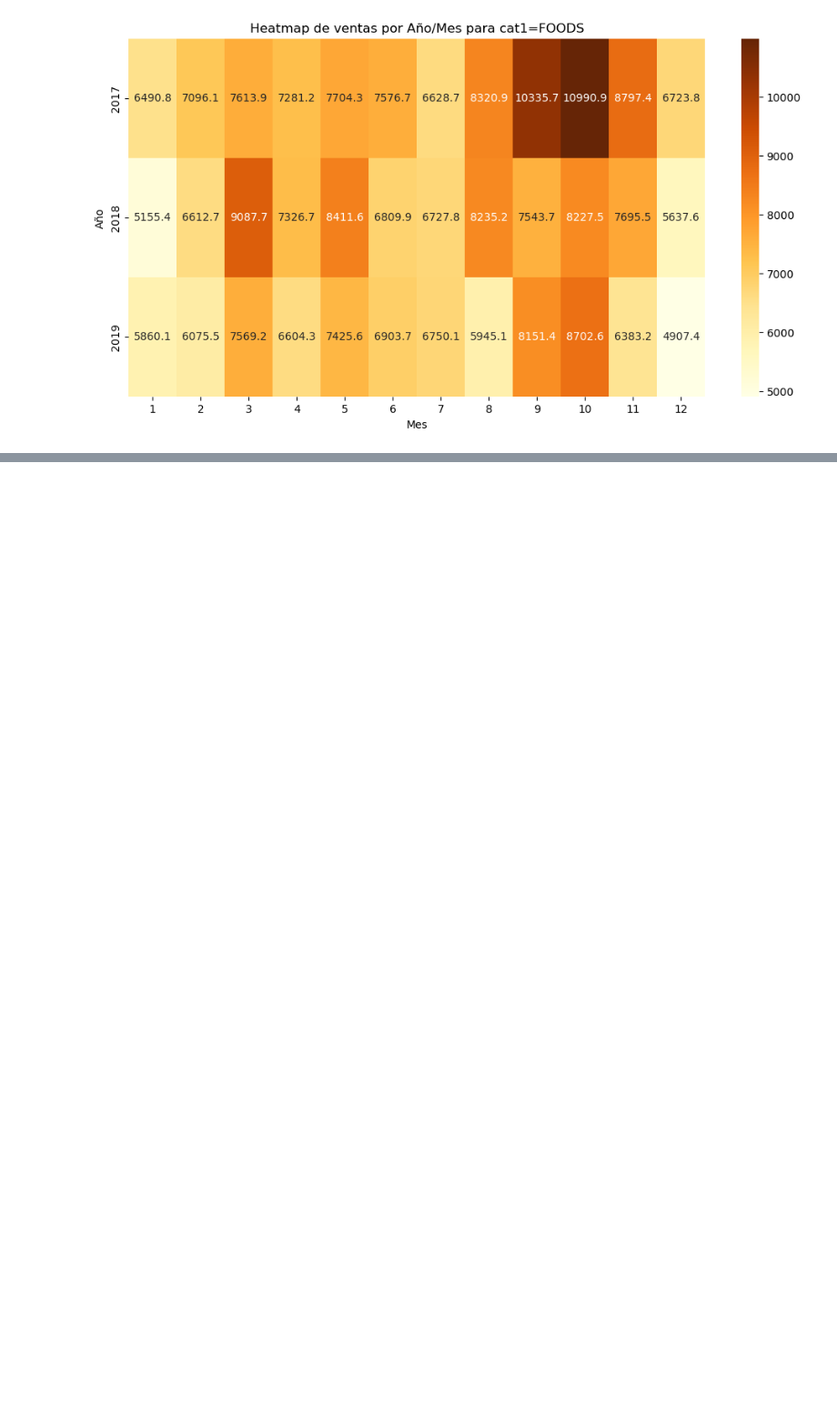
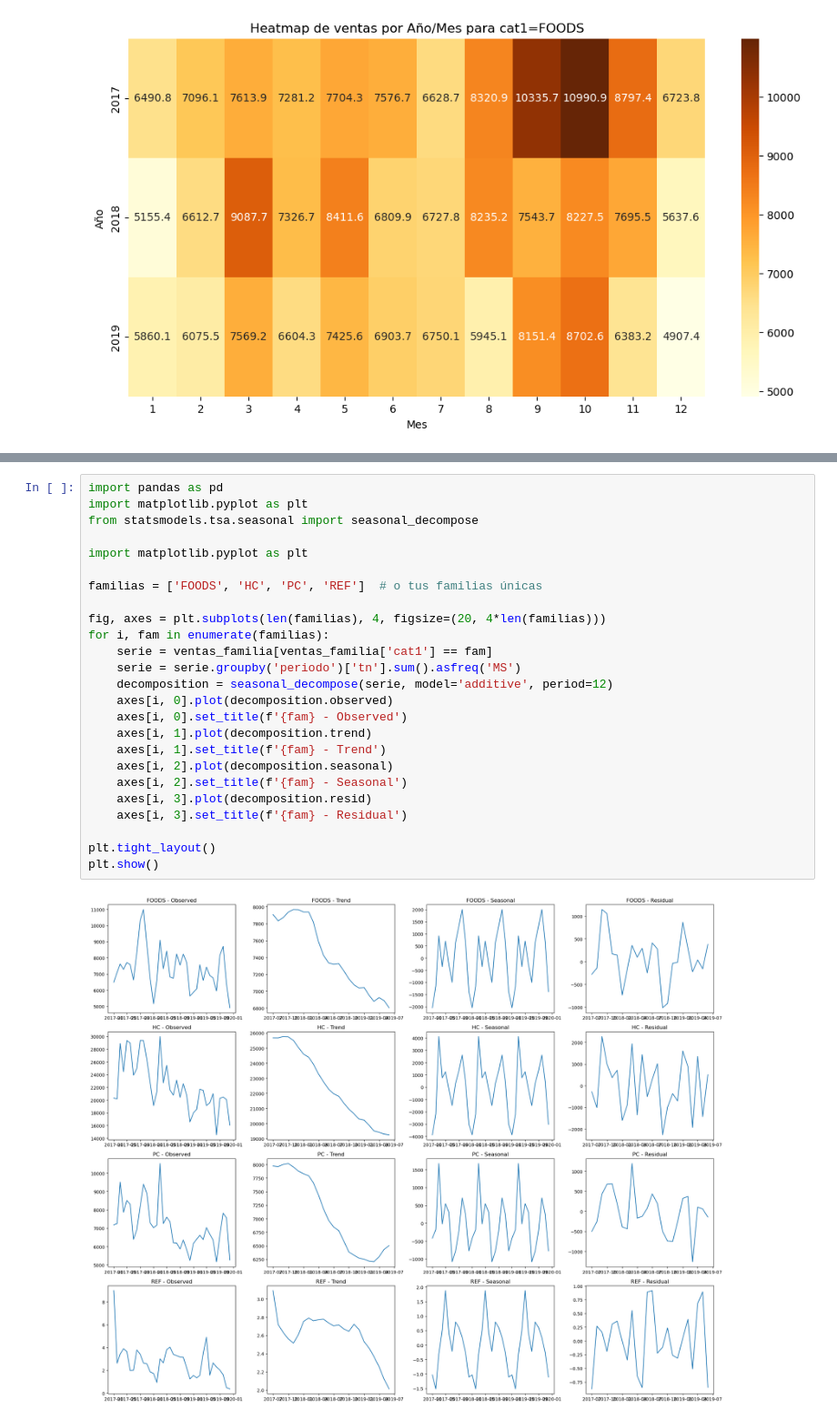
Before and after one commit to leonardoheis/lab3, a Jupyter notebook: notebooks/eda.ipynb, the cells around one changed output, grey strips where cells are left out. Shown at 91% size. Saved outputs shown, nothing was run; the diff lists cells and outputs as text; blank space fills up the shorter version.

```diff
--- a/notebooks/eda.ipynb
+++ b/notebooks/eda.ipynb
@@ -433,0 +477,27 @@ sell_in['customer_id'].nunique()
+# %%
+import pandas as pd
+import matplotlib.pyplot as plt
+from statsmodels.tsa.seasonal import seasonal_decompose
+
+import matplotlib.pyplot as plt
+
+familias = ['FOODS', 'HC', 'PC', 'REF']  # o tus familias únicas
+
+fig, axes = plt.subplots(len(familias), 4, figsize=(20, 4*len(familias)))
+for i, fam in enumerate(familias):
+    serie = ventas_familia[ventas_familia['cat1'] == fam]
+    serie = serie.groupby('periodo')['tn'].sum().asfreq('MS')
+    decomposition = seasonal_decompose(serie, model='additive', period=12)
+    axes[i, 0].plot(decomposition.observed)
+    axes[i, 0].set_title(f'{fam} - Observed')
+    axes[i, 1].plot(decomposition.trend)
+    axes[i, 1].set_title(f'{fam} - Trend')
+    axes[i, 2].plot(decomposition.seasonal)
+    axes[i, 2].set_title(f'{fam} - Seasonal')
+    axes[i, 3].plot(decomposition.resid)
+    axes[i, 3].set_title(f'{fam} - Residual')
+
+plt.tight_layout()
+plt.show()
+# %% [output]
+[figure, added]
```
Also changed, not shown: parts of 9 cells of this notebook, 3 other files.
